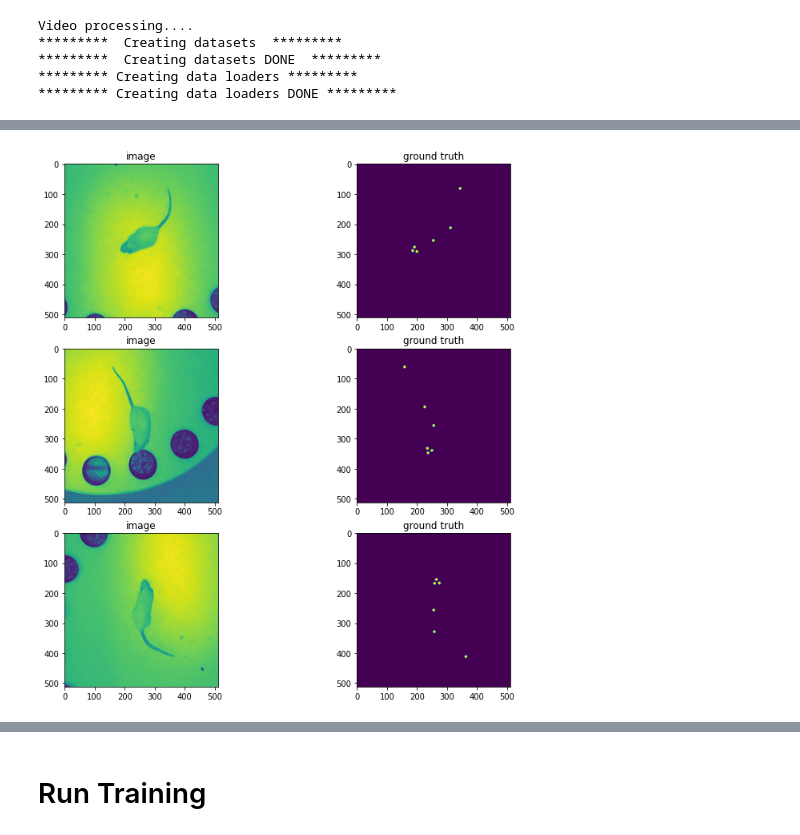
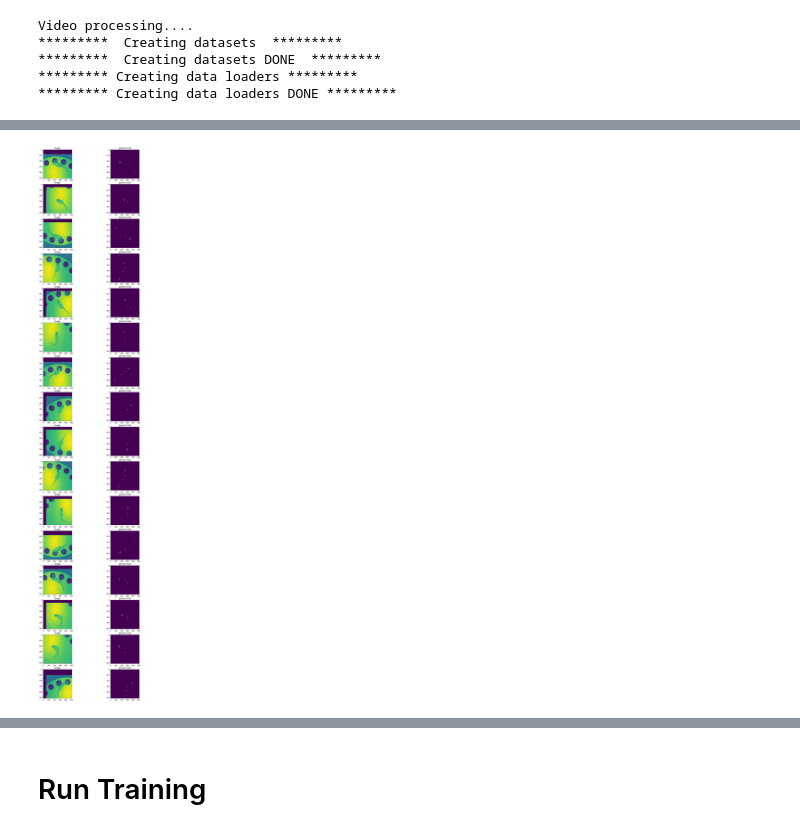
Before and after one commit to RRaphaell/mouse_behaviour_tracker, a Jupyter notebook: scripts/Models/PartsDetector/parts_detector_training.ipynb, the cells around one changed output, grey strips where cells are left out. Cells and saved outputs as stored; diff of their text form; code cells hidden in the pictures.

Commit message:
add padding in transform, change plotting funcs

```diff
--- a/scripts/Models/PartsDetector/parts_detector_training.ipynb
+++ b/scripts/Models/PartsDetector/parts_detector_training.ipynb
@@ -73,15 +74,19 @@ imgs.size(), msks.size()
 # %%
-fig = plt.figure(figsize=(12, 12))
-for i in range(1, 6, 2):
-    ax1 = fig.add_subplot(3, 2, i)
-    ax1.imshow(imgs[i][0])
+num_images = 16
+fig = plt.figure(figsize=(14, num_images*4))
+img_idx = 0
+for i in range(1, 2*num_images, 2):
+    ax1 = fig.add_subplot(num_images, 2, i)
+    ax1.imshow(imgs[img_idx][0])
     ax1.set_title("image")
 
-    ax2 = fig.add_subplot(3, 2, i+1)
-    ax2.imshow(torch.max(msks[i], dim=0).values)
+    ax2 = fig.add_subplot(num_images, 2, i+1)
+    ax2.imshow(torch.max(msks[img_idx], dim=0).values)
     ax2.set_title("ground truth")
+
+    img_idx += 1
 # %% [output]
-[figure, old version]
+[figure, new version]
 # %%
 loss_fn = nn.CrossEntropyLoss()
 dice_loss = dice_coef
```
Also changed, not shown: parts of 3 cells of this notebook.
